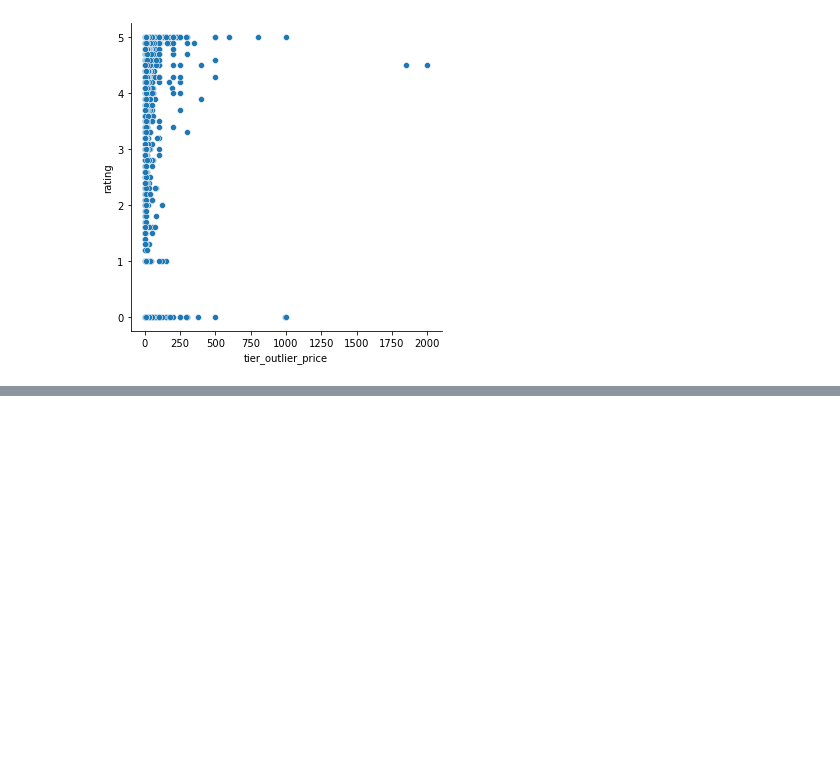
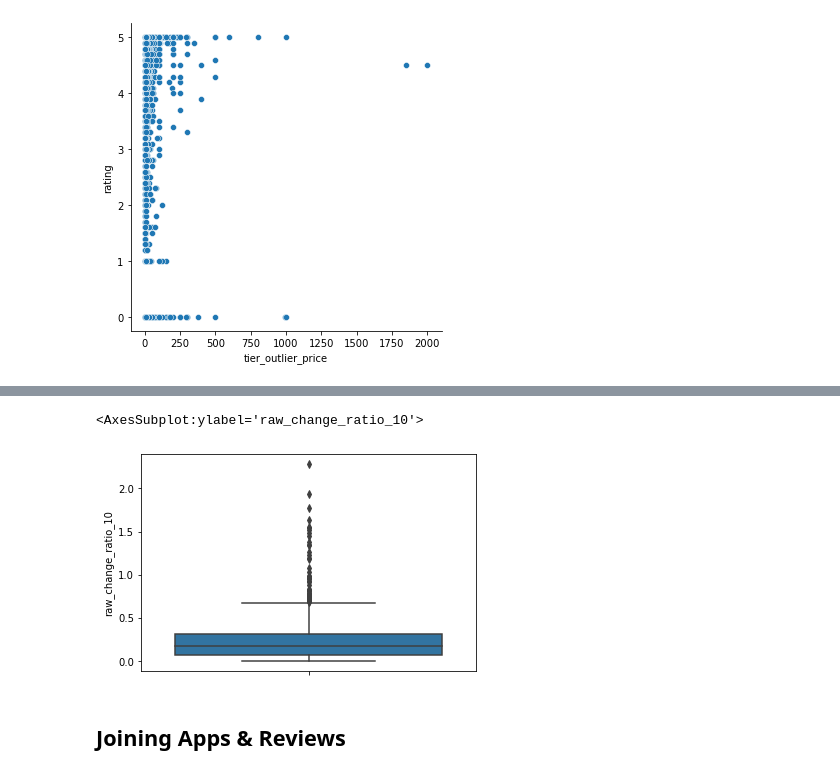
Before and after one commit to mt-smith/Springboard, a Jupyter notebook: Capstone_2/Shopify_Analysis_Capstone/notebooks/CapstoneNotebook.ipynb, the cells around one changed output, grey strips where cells are left out. Cells and saved outputs as stored; diff of their text form; code cells hidden in the pictures; blank space fills up the shorter version.

```diff
--- a/Capstone_2/Shopify_Analysis_Capstone/notebooks/CapstoneNotebook.ipynb
+++ b/Capstone_2/Shopify_Analysis_Capstone/notebooks/CapstoneNotebook.ipynb
@@ -752,0 +774,34 @@ sns.relplot(data=df,
+# %%
+#Reducing reviews DF to contain only apps with >100 reviews
+test_df = reviews_df.groupby('app_id')[['author']].count() > 100
+test_df = test_df.reset_index()
+test_df = test_df[test_df['author'] == True]
+# %%
+reviews_df = reviews_df[reviews_df['app_id'].isin(test_df['app_id'])]
+# %%
+reviews_sorted = reviews_df.sort_values(by=['posted_at'])
+
+first_10_ratings = reviews_sorted.groupby('app_id').head(10)
+avg_first_10_ratings = first_10_ratings.groupby('app_id').agg(first_10_ratings=('rating', 'mean'))
+
+first_20_ratings = reviews_sorted.groupby('app_id').head(20)
+avg_first_20_ratings = first_20_ratings.groupby('app_id').agg(first_20_ratings=('rating', 'mean'))
+
+first_30_ratings = reviews_sorted.groupby('app_id').head(30)
+avg_first_30_ratings = first_30_ratings.groupby('app_id').agg(first_30_ratings=('rating', 'mean'))
+
+first_40_ratings = reviews_sorted.groupby('app_id').head(40)
+avg_first_40_ratings = first_40_ratings.groupby('app_id').agg(first_40_ratings=('rating', 'mean'))
+
+first_50_ratings = reviews_sorted.groupby('app_id').head(50)
+avg_first_50_ratings = first_50_ratings.groupby('app_id').agg(first_50_ratings=('rating', 'mean'))
+
+final_rating = reviews_df.groupby(['app_id']).mean()
+final_rating = final_rating[['rating']]
+final_rating.rename(columns={'rating':'final_rating'}, inplace=True)
+
+
+avg_ratings_df = pd.concat([avg_first_10_ratings, avg_first_20_ratings, avg_first_30_ratings,
+                               avg_first_40_ratings,avg_first_50_ratings, final_rating], axis=1)
+
+#reviews_join = final_rating.merge(avg_first_10_ratings, how='left', on='app_id', suffixes = ('_final', '_first_100'))
@@ -752,0 +829,2 @@ sns.relplot(data=df,
+# %%
+avg_ratings_df['raw_change_ratio_10'] = abs(avg_ratings_df['final_rating']-avg_ratings_df['first_10_ratings'])
@@ -752,0 +848,7 @@ sns.relplot(data=df,
+# %%
+sns.boxplot(data=avg_ratings_df, y="raw_change_ratio_10")
+# %% [output]
+<AxesSubplot:ylabel='raw_change_ratio_10'>
+[figure, added]
+# %% [markdown]
+## Joining Apps & Reviews
```
Also changed, not shown: parts of 17 cells of this notebook.
